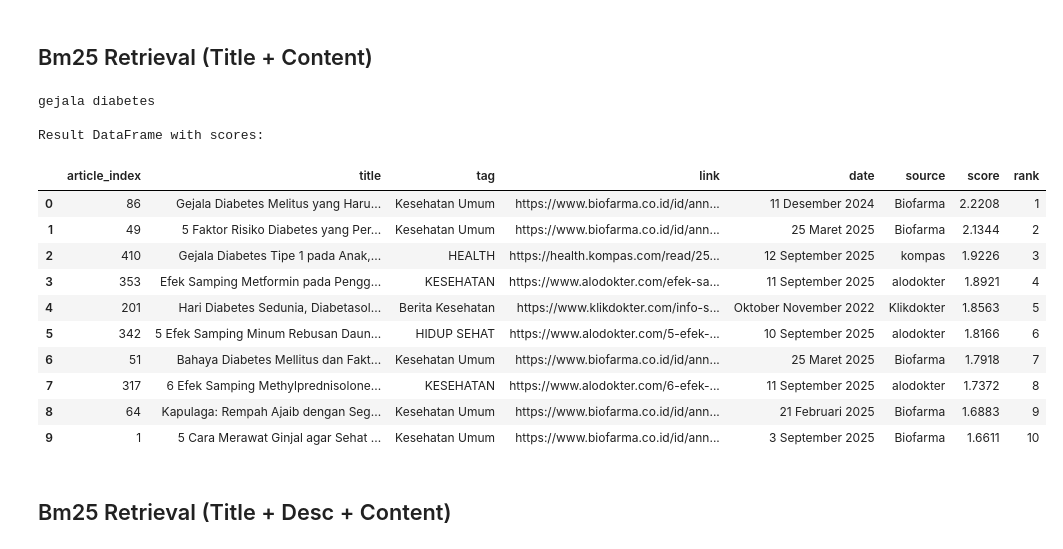
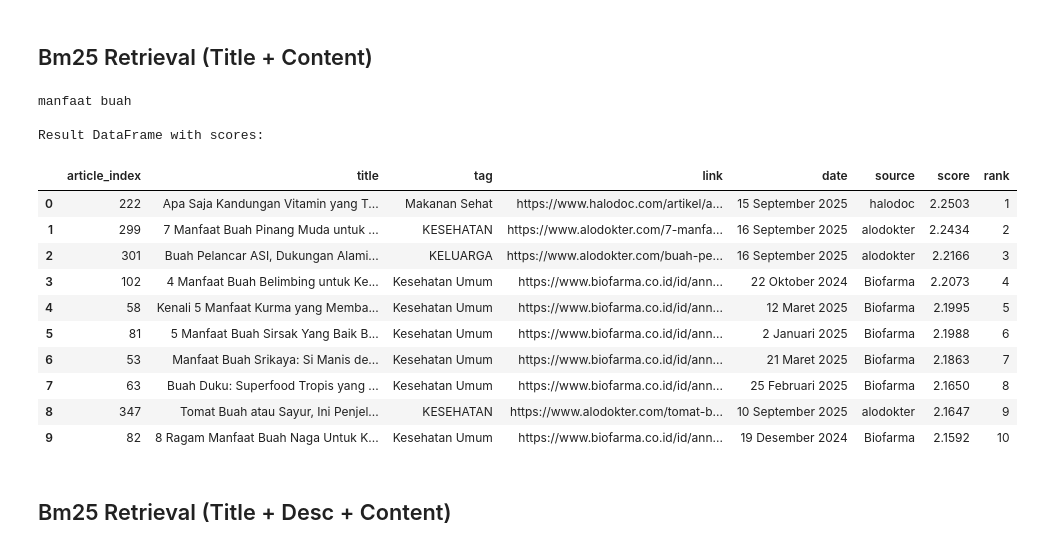
Before and after one commit to lituldust/information-retrieval-project, a Jupyter notebook: kueri/bm25retrieval.ipynb, the cells around one changed output. Saved outputs shown, nothing was run; the diff lists cells and outputs as text; code cells hidden in the pictures.

```diff
--- a/kueri/bm25retrieval.ipynb
+++ b/kueri/bm25retrieval.ipynb
@@ -187,29 +187,29 @@ Result DataFrame with scores:
 ## Bm25 Retrieval (Title + Content)
 # %%
 # Test the function with a query
-query = queries[0]
+query = queries[4]
 hits = searcher_content_title.search(query, k=10)
 
 # Display results and get DataFrame with scores
 result_df = display_results(query, hits)
 
 print("\nResult DataFrame with scores:")
 result_df
 # %% [output]
-gejala diabetes
+manfaat buah
 
 Result DataFrame with scores:
 |  | article_index | title | tag | link | date | source | score | rank |
-| 0 | 86 | Gejala Diabetes Melitus yang Haru... | Kesehatan Umum | https://www.biofarma.co.id/id/ann... | 11 Desember 2024 | Biofarma | 2.2208 | 1 |
-| 1 | 49 | 5 Faktor Risiko Diabetes yang Per... | Kesehatan Umum | https://www.biofarma.co.id/id/ann... | 25 Maret 2025 | Biofarma | 2.1344 | 2 |
-| 2 | 410 | Gejala Diabetes Tipe 1 pada Anak,... | HEALTH | https://health.kompas.com/read/25... | 12 September 2025 | kompas | 1.9226 | 3 |
-| 3 | 353 | Efek Samping Metformin pada Pengg... | KESEHATAN | https://www.alodokter.com/efek-sa... | 11 September 2025 | alodokter | 1.8921 | 4 |
-| 4 | 201 | Hari Diabetes Sedunia, Diabetasol... | Berita Kesehatan | https://www.klikdokter.com/info-s... | Oktober November 2022 | Klikdokter | 1.8563 | 5 |
-| 5 | 342 | 5 Efek Samping Minum Rebusan Daun... | HIDUP SEHAT | https://www.alodokter.com/5-efek-... | 10 September 2025 | alodokter | 1.8166 | 6 |
-| 6 | 51 | Bahaya Diabetes Mellitus dan Fakt... | Kesehatan Umum | https://www.biofarma.co.id/id/ann... | 25 Maret 2025 | Biofarma | 1.7918 | 7 |
-| 7 | 317 | 6 Efek Samping Methylprednisolone... | KESEHATAN | https://www.alodokter.com/6-efek-... | 11 September 2025 | alodokter | 1.7372 | 8 |
-| 8 | 64 | Kapulaga: Rempah Ajaib dengan Seg... | Kesehatan Umum | https://www.biofarma.co.id/id/ann... | 21 Februari 2025 | Biofarma | 1.6883 | 9 |
-| 9 | 1 | 5 Cara Merawat Ginjal agar Sehat ... | Kesehatan Umum | https://www.biofarma.co.id/id/ann... | 3 September 2025 | Biofarma | 1.6611 | 10 |
+| 0 | 222 | Apa Saja Kandungan Vitamin yang T... | Makanan Sehat | https://www.halodoc.com/artikel/a... | 15 September 2025 | halodoc | 2.2503 | 1 |
+| 1 | 299 | 7 Manfaat Buah Pinang Muda untuk ... | KESEHATAN | https://www.alodokter.com/7-manfa... | 16 September 2025 | alodokter | 2.2434 | 2 |
+| 2 | 301 | Buah Pelancar ASI, Dukungan Alami... | KELUARGA | https://www.alodokter.com/buah-pe... | 16 September 2025 | alodokter | 2.2166 | 3 |
+| 3 | 102 | 4 Manfaat Buah Belimbing untuk Ke... | Kesehatan Umum | https://www.biofarma.co.id/id/ann... | 22 Oktober 2024 | Biofarma | 2.2073 | 4 |
+| 4 | 58 | Kenali 5 Manfaat Kurma yang Memba... | Kesehatan Umum | https://www.biofarma.co.id/id/ann... | 12 Maret 2025 | Biofarma | 2.1995 | 5 |
+| 5 | 81 | 5 Manfaat Buah Sirsak Yang Baik B... | Kesehatan Umum | https://www.biofarma.co.id/id/ann... | 2 Januari 2025 | Biofarma | 2.1988 | 6 |
+| 6 | 53 | Manfaat Buah Srikaya: Si Manis de... | Kesehatan Umum | https://www.biofarma.co.id/id/ann... | 21 Maret 2025 | Biofarma | 2.1863 | 7 |
+| 7 | 63 | Buah Duku: Superfood Tropis yang ... | Kesehatan Umum | https://www.biofarma.co.id/id/ann... | 25 Februari 2025 | Biofarma | 2.1650 | 8 |
+| 8 | 347 | Tomat Buah atau Sayur, Ini Penjel... | KESEHATAN | https://www.alodokter.com/tomat-b... | 10 September 2025 | alodokter | 2.1647 | 9 |
+| 9 | 82 | 8 Ragam Manfaat Buah Naga Untuk K... | Kesehatan Umum | https://www.biofarma.co.id/id/ann... | 19 Desember 2024 | Biofarma | 2.1592 | 10 |
 # %% [markdown]
 ## Bm25 Retrieval (Title + Desc + Content)
 # %%
```
Also changed, not shown: 3 other files.
